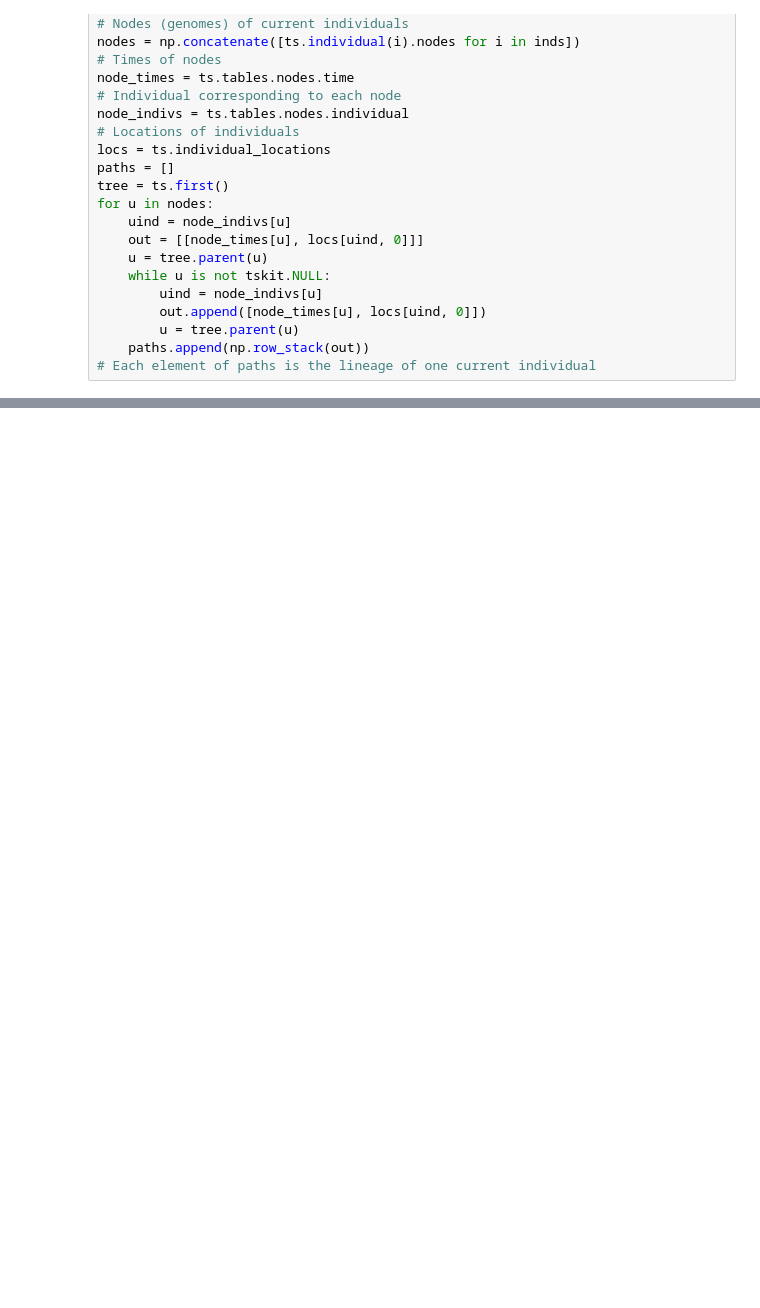
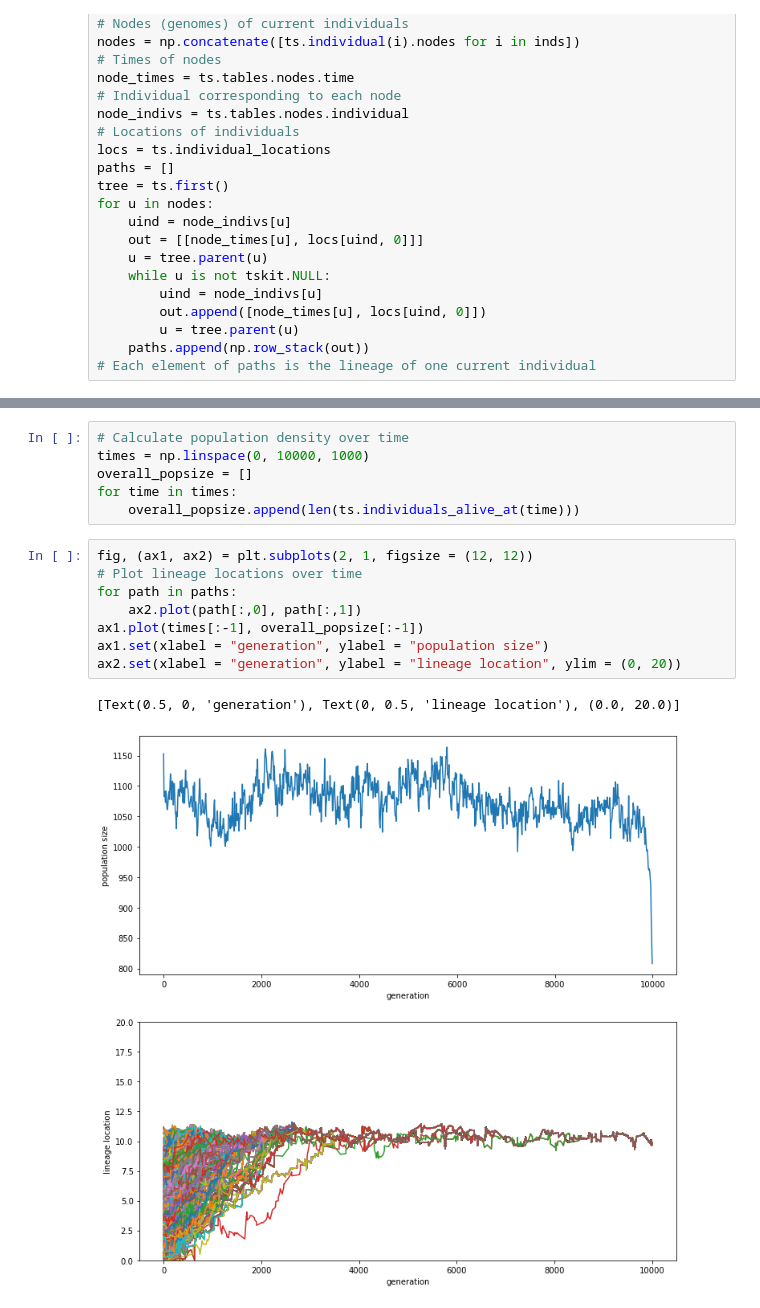
Before and after one commit to petrelharp/lineage_plotting, a Jupyter notebook: pme/spatial_trees.ipynb, the cells around one changed output, grey strips where cells are left out. Saved outputs shown, nothing was run; the diff lists cells and outputs as text; blank space fills up the shorter version.

Commit message:
plotting population density

```diff
--- a/pme/spatial_trees.ipynb
+++ b/pme/spatial_trees.ipynb
@@ -61,0 +64,17 @@ for path in paths:
+# %%
+# Calculate population density over time
+times = np.linspace(0, 10000, 1000)
+overall_popsize = []
+for time in times:
+    overall_popsize.append(len(ts.individuals_alive_at(time)))
+# %%
+fig, (ax1, ax2) = plt.subplots(2, 1, figsize = (12, 12))
+# Plot lineage locations over time
+for path in paths:
+    ax2.plot(path[:,0], path[:,1])
+ax1.plot(times[:-1], overall_popsize[:-1])
+ax1.set(xlabel = "generation", ylabel = "population size")
+ax2.set(xlabel = "generation", ylabel = "lineage location", ylim = (0, 20))
+# %% [output]
+[Text(0.5, 0, 'generation'), Text(0, 0.5, 'lineage location'), (0.0, 20.0)]
+[figure, added]
```
Also changed, not shown: parts of 5 cells of this notebook.
